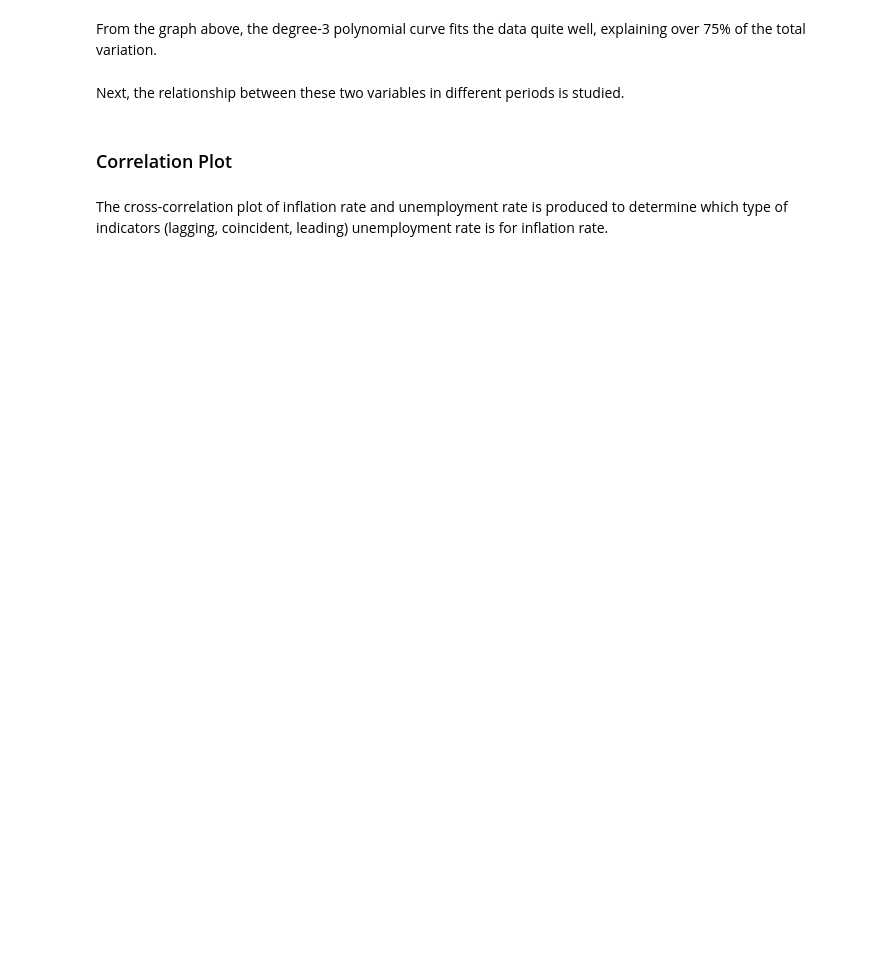
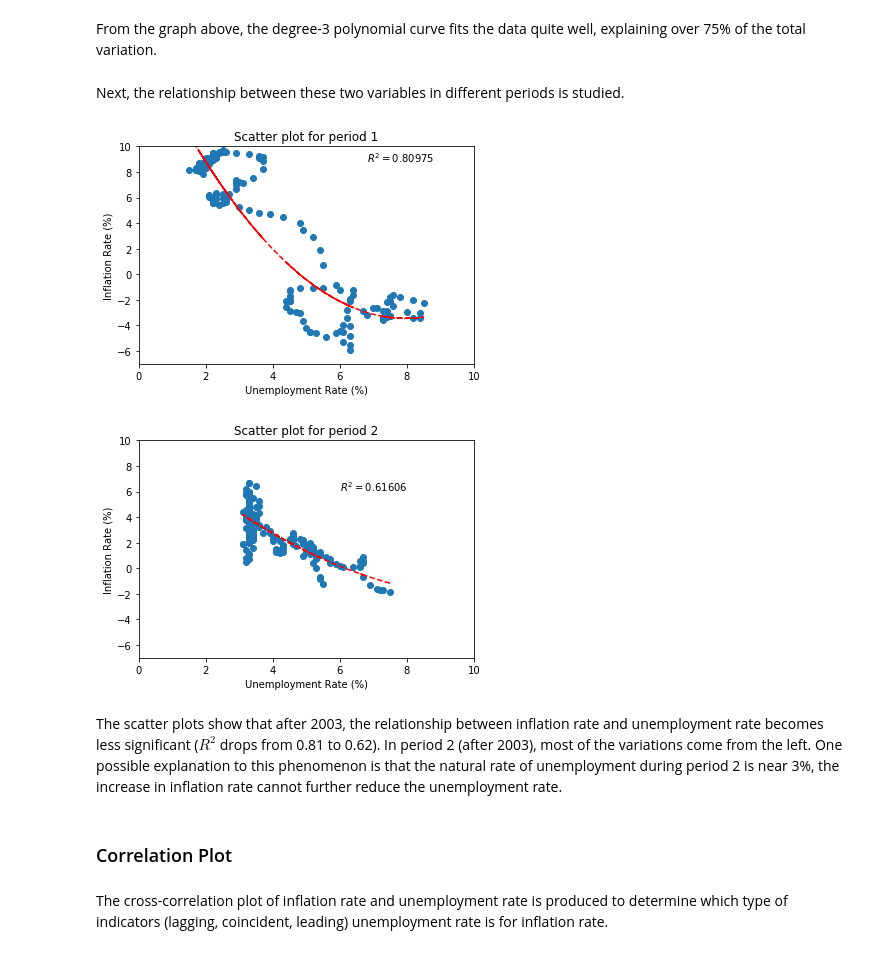
Before and after one commit to davidlkl/Data-analytic, a Jupyter notebook: Presentation.ipynb, the cells around one changed output. Saved outputs shown, nothing was run; the diff lists cells and outputs as text; code cells hidden in the pictures; blank space fills up the shorter version.

```diff
--- a/Presentation.ipynb
+++ b/Presentation.ipynb
@@ -322,3 +328,21 @@ unemployment_rate_1 = df_clean[df_clean['Date']<=datetime.date(1997,12,31)]['Une
+# %%
+df_clean_list = []
+unemployment_rate_list = []
+cpi_list = []
+# Split the dataset into 2 subsets (on or before 2003, after 2003)
+df_clean_list.append(df_clean[df_clean['Date']<=datetime.date(2003,12,31)])
+df_clean_list.append(df_clean[df_clean['Date']>datetime.date(2003,12,31)])
+
+# Plot two charts
+for idx, df in enumerate(df_clean_list):
+    plot_scatter(df['Unemployment Rate'], df['cpi_yearly'], 222+idx)
+    plt.title('Scatter plot for period ' + str(idx+1))
+plt.show()
+# %% [output]
+[figure, added]
+[figure, added]
+# %% [markdown]
+The scatter plots show that after 2003, the relationship between inflation rate and unemployment rate becomes less significant ($R^2$ drops from 0.81 to 0.62). In period 2 (after 2003), most of the variations come from the left. One possible explanation to this phenomenon is that the natural rate of unemployment during period 2 is near 3%, the increase in inflation rate cannot further reduce the unemployment rate.
 # %% [markdown]
 ### Correlation Plot
 # %% [markdown]
```
Also changed, not shown: parts of 8 cells of this notebook.
